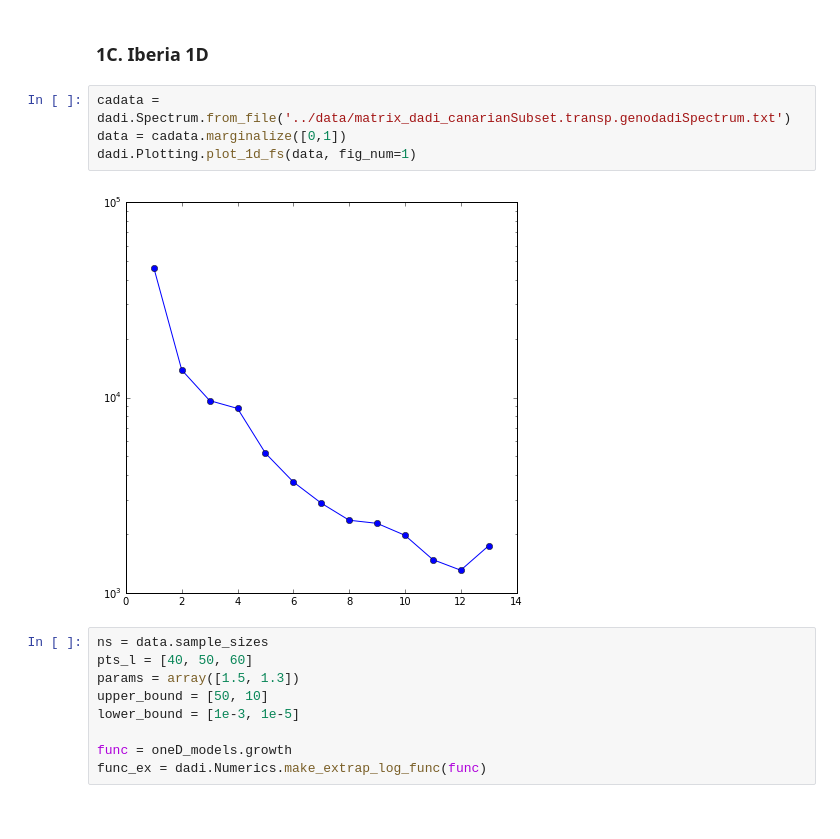
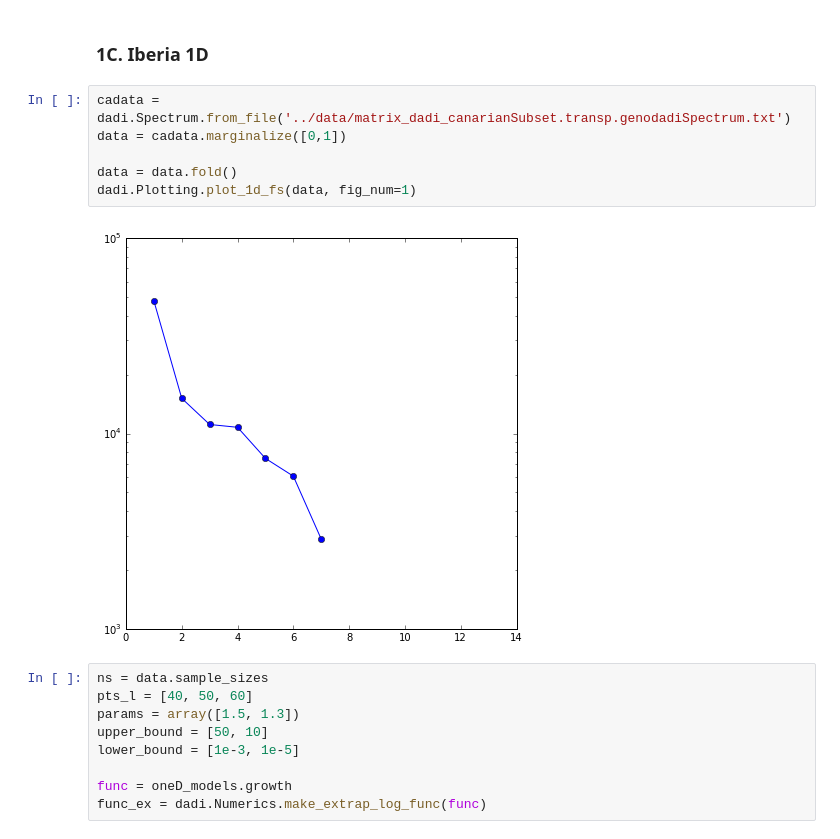
Before and after one commit to arundurvasula/AtCanary, a Jupyter notebook: scripts/1D Fitting.ipynb, the cells around one changed output. Drawn from its saved outputs; the diff is of its cells as text.

```diff
--- a/scripts/1D Fitting.ipynb
+++ b/scripts/1D Fitting.ipynb
@@ -143,9 +258,11 @@ pylab.show()
 # %%
 cadata = dadi.Spectrum.from_file('../data/matrix_dadi_canarianSubset.transp.genodadiSpectrum.txt')
 data = cadata.marginalize([0,1])
+
+data = data.fold()
 dadi.Plotting.plot_1d_fs(data, fig_num=1)
 # %% [output]
-[figure, old version]
+[figure, new version]
 # %%
 ns = data.sample_sizes
 pts_l = [40, 50, 60]
```
Also changed, not shown: parts of 17 cells of this notebook, 3 other files.
